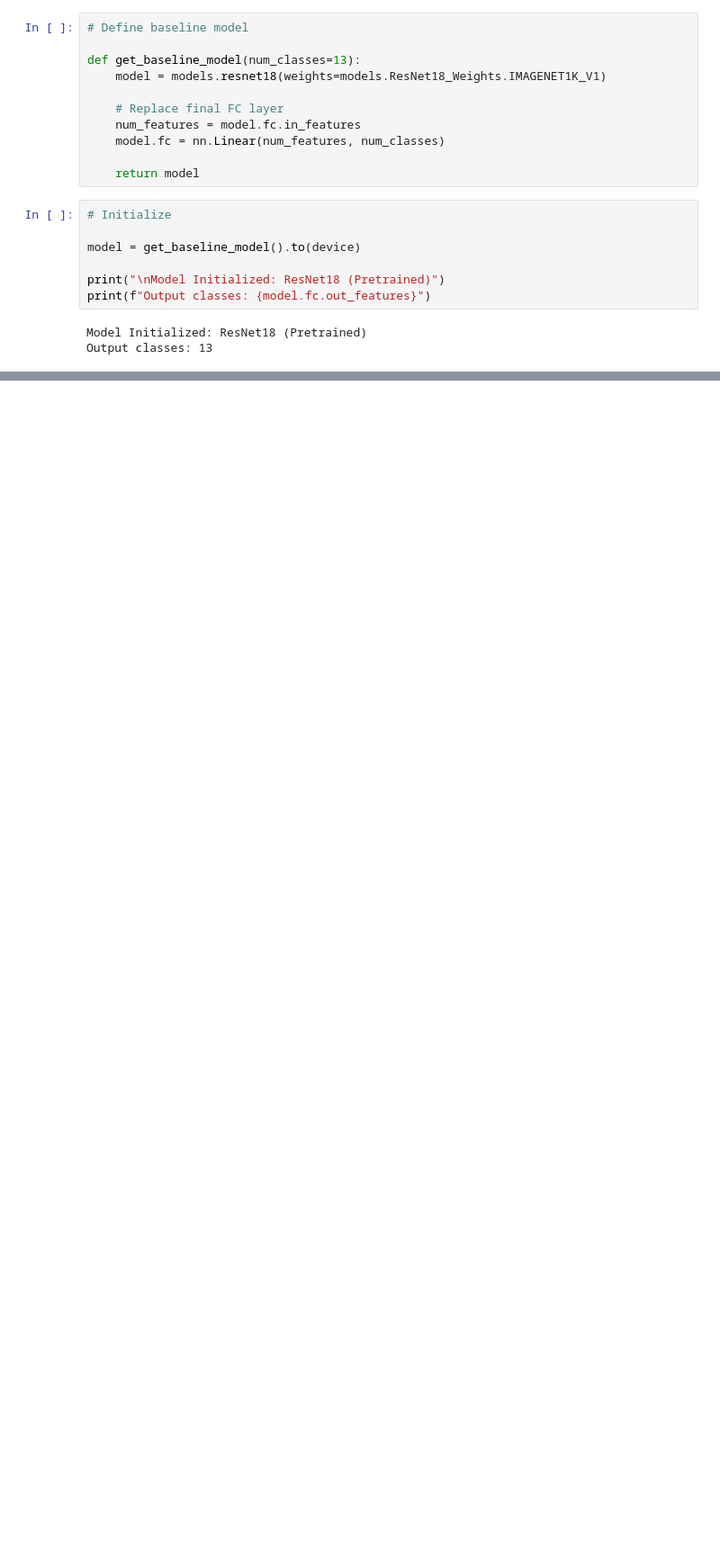
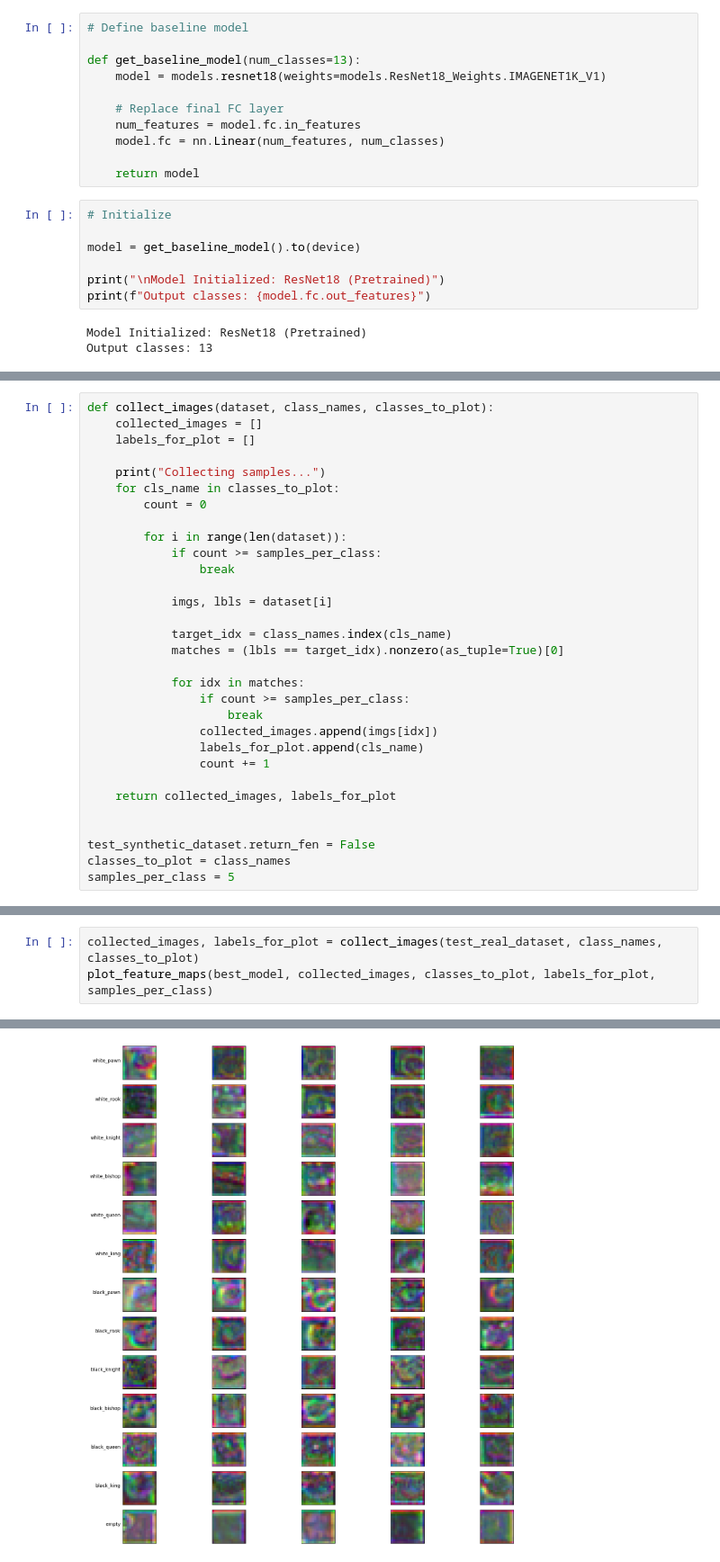
Before and after one commit to JonathanZmora/ChessClassification, a Jupyter notebook: src/notebooks/baseline.ipynb, the cells around one changed output, grey strips where cells are left out. Shown at 90% size. Drawn from its saved outputs; the diff is of its cells as text; blank space fills up the shorter version.

```diff
--- a/src/notebooks/baseline.ipynb
+++ b/src/notebooks/baseline.ipynb
@@ -198,0 +237,31 @@ MISMATCH
+# %%
+def collect_images(dataset, class_names, classes_to_plot):
+    collected_images = []
+    labels_for_plot = []
+
+    print("Collecting samples...")
+    for cls_name in classes_to_plot:
+        count = 0
+
+        for i in range(len(dataset)):
+            if count >= samples_per_class:
+                break
+
+            imgs, lbls = dataset[i]
+
+            target_idx = class_names.index(cls_name)
+            matches = (lbls == target_idx).nonzero(as_tuple=True)[0]
+
+            for idx in matches:
+                if count >= samples_per_class:
+                    break
+                collected_images.append(imgs[idx])
+                labels_for_plot.append(cls_name)
+                count += 1
+
+    return collected_images, labels_for_plot
+
+
+test_synthetic_dataset.return_fen = False
+classes_to_plot = class_names
+samples_per_class = 5
@@ -198,0 +270,4 @@ MISMATCH
+# %%
+collected_images, labels_for_plot = collect_images(test_real_dataset, class_names, classes_to_plot)
+plot_feature_maps(best_model, collected_images, classes_to_plot, labels_for_plot, samples_per_class)
+# %% [output]
@@ -198,0 +276 @@ MISMATCH
+[figure, added]
```
Also changed, not shown: parts of 17 cells of this notebook, 9 other files.
